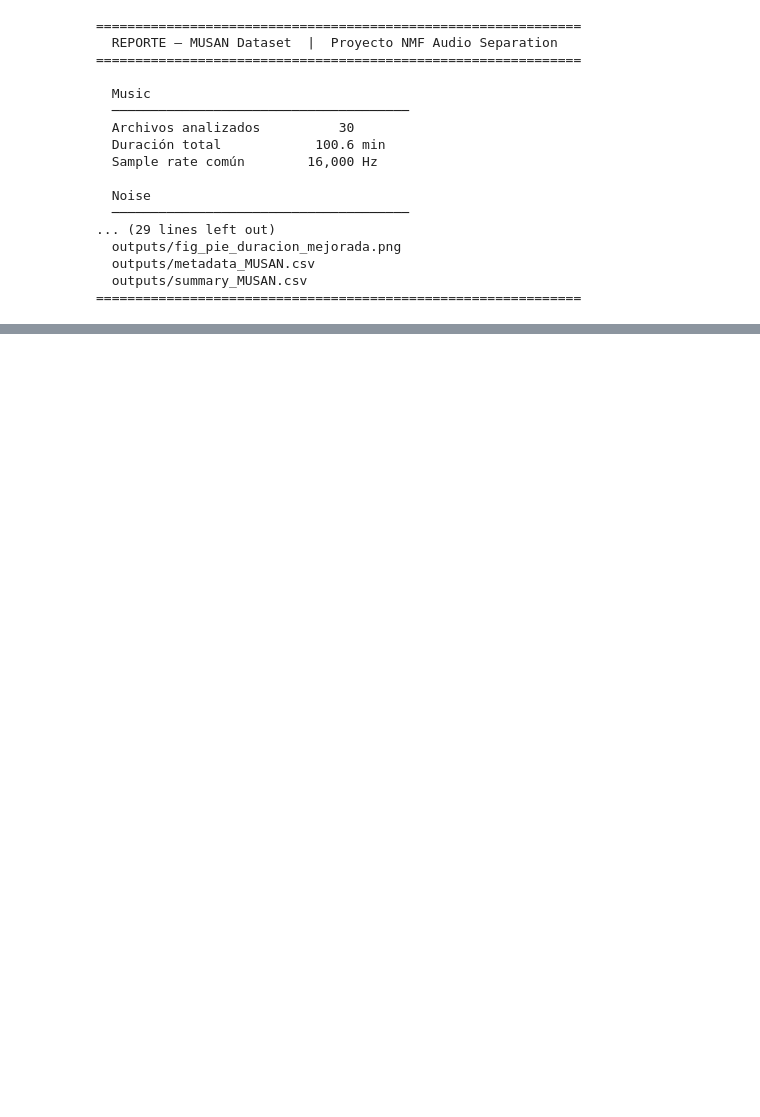
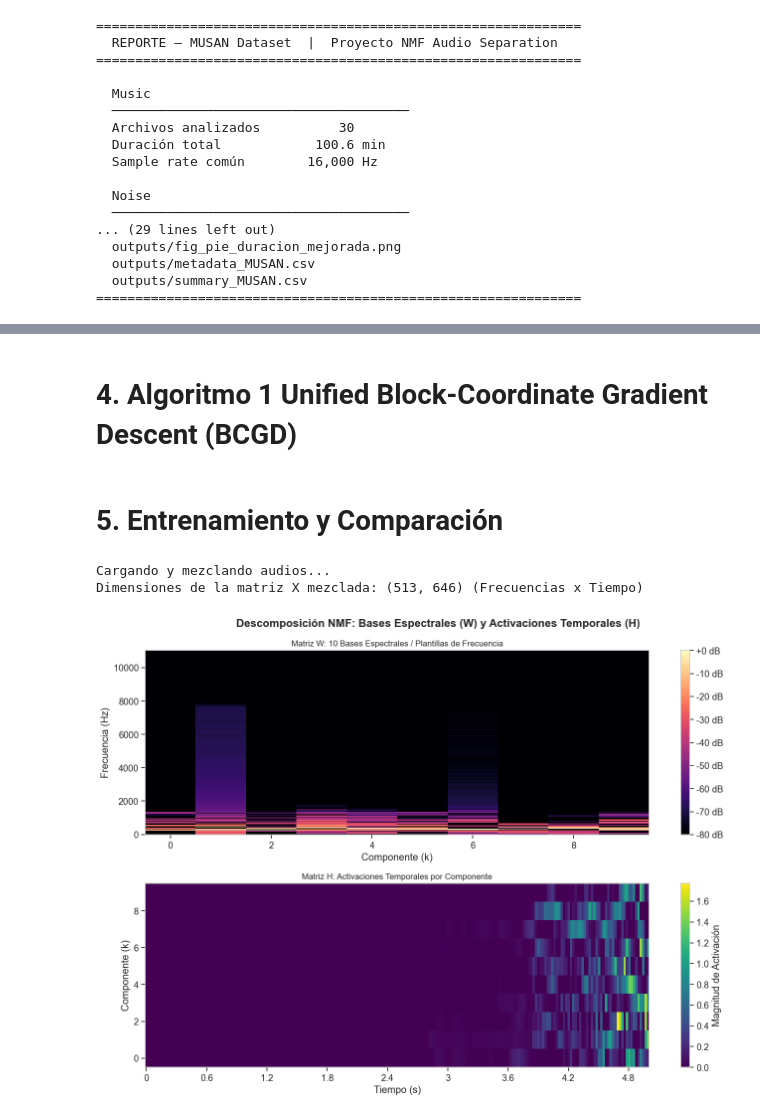
Before and after one commit to LuisPablo54/nmf-audio-separation, a Jupyter notebook: notebooks/Todo_Refactorizado.ipynb, the cells around one changed output, grey strips where cells are left out. Saved outputs shown, nothing was run; the diff lists cells and outputs as text; code cells hidden in the pictures; blank space fills up the shorter version.

```diff
--- a/notebooks/EDA_MUSAN_Refactorizado.ipynb
+++ b/notebooks/Todo_Refactorizado.ipynb
@@ -329,0 +457,2 @@ print('=' * 62)
+# %% [markdown]
+# 4. Algoritmo 1 Unified Block-Coordinate Gradient Descent (BCGD)
@@ -329,0 +562,76 @@ print('=' * 62)
+# %% [markdown]
+# 5. Entrenamiento y Comparación
+# %%
+import librosa
+import numpy as np
+
+# 1. Rutas a tus archivos de las distintas carpetas (Ajusta el nombre del .wav al que quieras usar)
+ruta_speech = r"C:\Users\frank\OneDrive\Documentos\Ibero Semestres\6tosemestre\Python\data\musan\speech\us-gov\speech-us-gov-0000.wav"
+ruta_noise = r"C:\Users\frank\OneDrive\Documentos\Ibero Semestres\6tosemestre\Python\data\musan\noise\free-sound\noise-free-sound-0000.wav"
+
+DATA_ROOT = r"C:\Users\frank\OneDrive\Documentos\Ibero Semestres\6tosemestre\Python\data\musan"
+
+
+# Parámetros STFT
+N_FFT = 1024
+HOP_LENGTH = 512
+SR_TARGET = 22050
+
+# 2. Cargar ambos audios (puedes dejar duration=5.0 para pruebas o quitarlo para la canción completa)
+print("Cargando y mezclando audios...")
+y_speech, sr = librosa.load(ruta_speech, sr=SR_TARGET, mono=True, duration=15.0)
+y_noise, _ = librosa.load(ruta_noise, sr=SR_TARGET, mono=True, duration=15.0)
+
+# 3. Igualar tamaños (Por si un audio dura un milisegundo más que el otro, cortamos al tamaño del más corto)
+min_len = min(len(y_speech), len(y_noise))
+y_speech = y_speech[:min_len]
+y_noise = y_noise[:min_len]
+
+# 4. MEZCLA DIGITAL (y_mix)
+# Sumamos las ondas. Multiplico el ruido por 0.5 para bajarle un poco el volumen y que no tape por completo la voz.
+y_mix = y_speech + (0.5 * y_noise)
+
+# 5. Calcular la STFT de la mezcla (¡ESTA ES TU VERDADERA MATRIZ X PARA EL PROYECTO!)
+S_mix = librosa.stft(y_mix, n_fft=N_FFT, hop_length=HOP_LENGTH)
+X_real = np.abs(S_mix)
+
+print(f"Dimensiones de la matriz X mezclada: {X_real.shape} (Frecuencias x Tiempo)")
+
+
+# Usaremos las matrices W_out y H_out que ya tienes en memoria (del entrenamiento con Nesterov)
+
+fig, axes = plt.subplots(2, 1, figsize=(14, 10))
+fig.suptitle('Descomposición NMF: Bases Espectrales (W) y Activaciones Temporales (H)',
+             fontsize=16, fontweight='bold')
+
+# 1. Graficar Matriz W (Bases Espectrales)
+# Dimensiones: (513 frecuencias x 10 componentes)
+ax_W = axes[0]
+# Convertimos a dB para que se vea mejor visualmente el contraste
+W_db = librosa.amplitude_to_db(W_out, ref=np.max)
+img_W = librosa.display.specshow(W_db, y_axis='hz', x_axis='frames',
+                                 sr=SR_TARGET, hop_length=HOP_LENGTH,
+                                 cmap='magma', ax=ax_W)
+ax_W.set_title(f'Matriz W: {k_model} Bases Espectrales / Plantillas de Frecuencia', fontsize=12)
+ax_W.set_xlabel('Componente (k)')
+ax_W.set_ylabel('Frecuencia (Hz)')
+fig.colorbar(img_W, ax=ax_W, format="%+2.0f dB")
+
+# 2. Graficar Matriz H (Activaciones Temporales)
+# Dimensiones: (10 componentes x 216 frames temporales)
+ax_H = axes[1]
+# Mostramos las activaciones en escala lineal (intensidad de cada componente en el tiempo)
+img_H = librosa.display.specshow(H_out, x_axis='time', y_axis='frames',
+                                 sr=SR_TARGET, hop_length=HOP_LENGTH,
+                                 cmap='viridis', ax=ax_H)
+ax_H.set_title('Matriz H: Activaciones Temporales por Componente', fontsize=12)
+ax_H.set_xlabel('Tiempo (s)')
+ax_H.set_ylabel('Componente (k)')
+fig.colorbar(img_H, ax=ax_H, label='Magnitud de Activación')
+
+plt.tight_layout()
+plt.show()
+# %% [output]
+Cargando y mezclando audios...
+Dimensiones de la matriz X mezclada: (513, 646) (Frecuencias x Tiempo)
+[figure, added]
```
Also changed, not shown: parts of 20 cells of this notebook, 1 other file.
